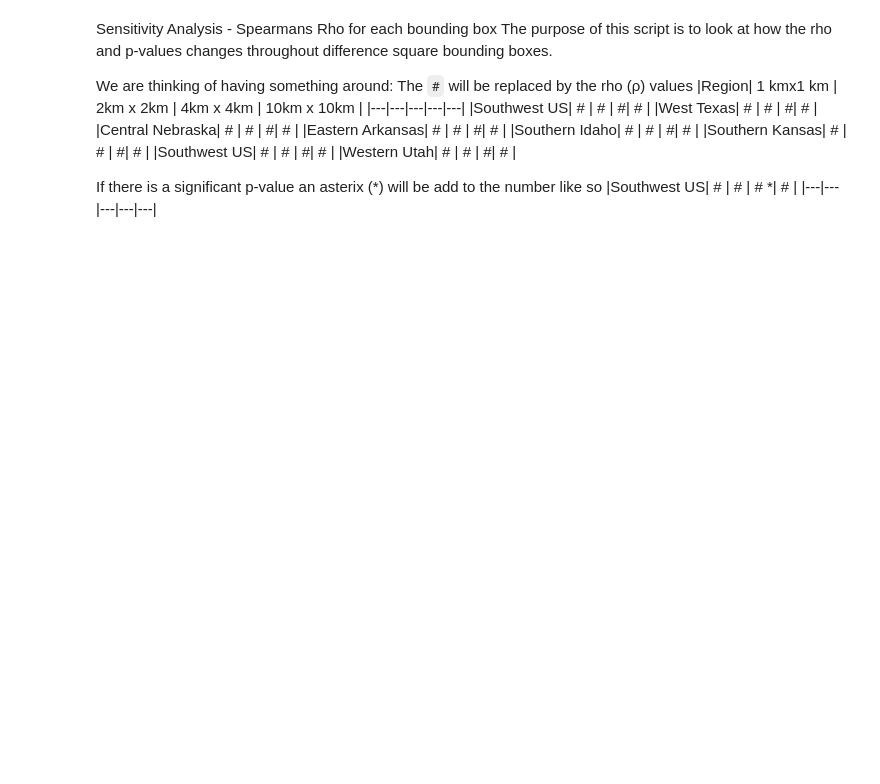
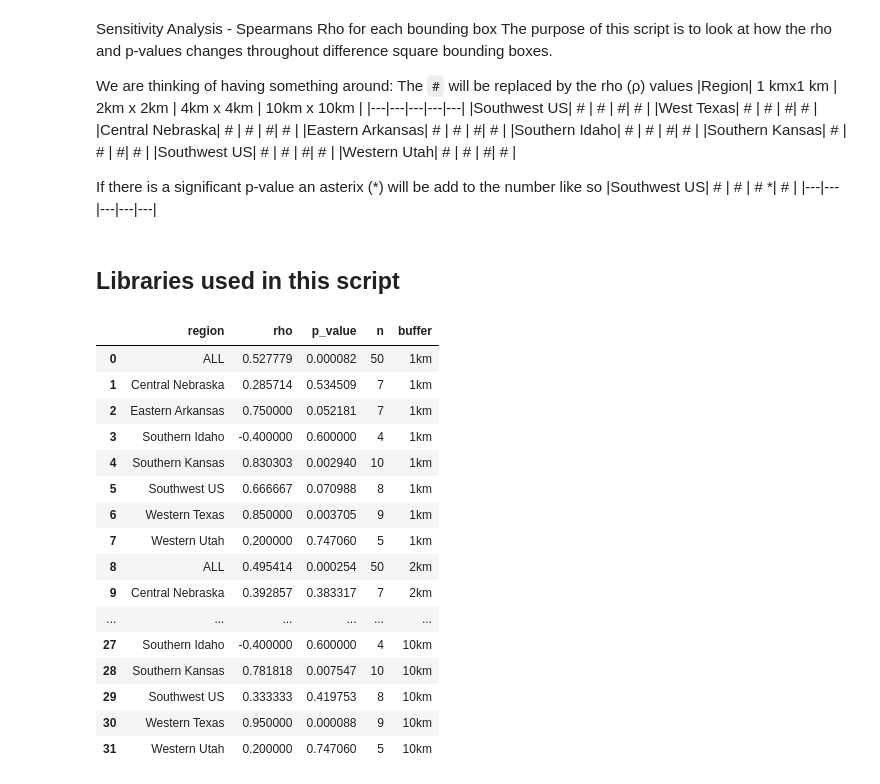
Before and after one commit to meds-AridGW/ET_GW_analysis_workflow, a Jupyter notebook: spearman_rank/sensitivity_analysis.ipynb, the cells around one changed output. Drawn from its saved outputs; the diff is of its cells as text; code cells hidden in the pictures; blank space fills up the shorter version.

```diff
--- a/spearman_rank/sensitivity_analysis.ipynb
+++ b/spearman_rank/sensitivity_analysis.ipynb
@@ -17,3 +17,5 @@ We are thinking of having something around: The `#` will be replaced by the rho
 If there is a significant p-value an asterix (*) will be add to the number like so
 |Southwest US| #  | # | # *| # |
 |---|---|---|---|---|
+# %% [markdown]
+## Libraries used in this script
@@ -20,18 +25,41 @@ If there is a significant p-value an asterix (*) will be add to the number like
 # %%
-# import pandas as pd
+# File paths for Spearman output CSVs for each buffer size
+files = {
+    "1km": "/capstone/aridgw/outputs/1km/site_summary_spearman_1km.csv",
+    "2km": "/capstone/aridgw/outputs/2km/site_summary_spearman_2km.csv",
+    "4km": "/capstone/aridgw/outputs/4km/site_summary_spearman_4km.csv",
+    "10km": "/capstone/aridgw/outputs/10km/site_summary_spearman_10km.csv",
+}
 
-# files = {
-#     "1km": "/capstone/aridgw/outputs/1km/site_summary_spearman_1km.csv",
-#     "2km": "/capstone/aridgw/outputs/2km/site_summary_spearman_2km.csv",
-#     "4km": "/capstone/aridgw/outputs/4km/site_summary_spearman_4km.csv",
-#     "10km": "/capstone/aridgw/outputs/10km/site_summary_spearman_10km.csv",
-# }
+# Read each CSV and tag with its buffer size
+dfs = []
+for label, path in files.items():
+    df = pd.read_csv(path)
+    df['buffer'] = label
+    dfs.append(df)
 
-# dfs = []
-# for label, path in files.items():
-#     df = pd.read_csv(path)
-#     df['buffer'] = label
-#     dfs.append(df)
+# Combine into a single long format table
+combined = pd.concat(dfs, ignore_index=True)
 
-# combined = pd.concat(dfs, ignore_index=True)
-# combined.to_csv("/capstone/aridgw/outputs/spearman_sensitivity.csv", index=False)
+#combined.to_csv("/capstone/aridgw/outputs/spearman_sensitivity.csv", index=False)
+
+# View output
+combined
+# %% [output]
+|  | region | rho | p_value | n | buffer |
+| 0 | ALL | 0.527779 | 0.000082 | 50 | 1km |
+| 1 | Central Nebraska | 0.285714 | 0.534509 | 7 | 1km |
+| 2 | Eastern Arkansas | 0.750000 | 0.052181 | 7 | 1km |
+| 3 | Southern Idaho | -0.400000 | 0.600000 | 4 | 1km |
+| 4 | Southern Kansas | 0.830303 | 0.002940 | 10 | 1km |
+| 5 | Southwest US | 0.666667 | 0.070988 | 8 | 1km |
+| 6 | Western Texas | 0.850000 | 0.003705 | 9 | 1km |
+| 7 | Western Utah | 0.200000 | 0.747060 | 5 | 1km |
+| 8 | ALL | 0.495414 | 0.000254 | 50 | 2km |
+| 9 | Central Nebraska | 0.392857 | 0.383317 | 7 | 2km |
+| ... | ... | ... | ... | ... | ... |
+| 27 | Southern Idaho | -0.400000 | 0.600000 | 4 | 10km |
+| 28 | Southern Kansas | 0.781818 | 0.007547 | 10 | 10km |
+| 29 | Southwest US | 0.333333 | 0.419753 | 8 | 10km |
+| 30 | Western Texas | 0.950000 | 0.000088 | 9 | 10km |
+| 31 | Western Utah | 0.200000 | 0.747060 | 5 | 10km |
```
Also changed, not shown: parts of 6 cells of this notebook.
